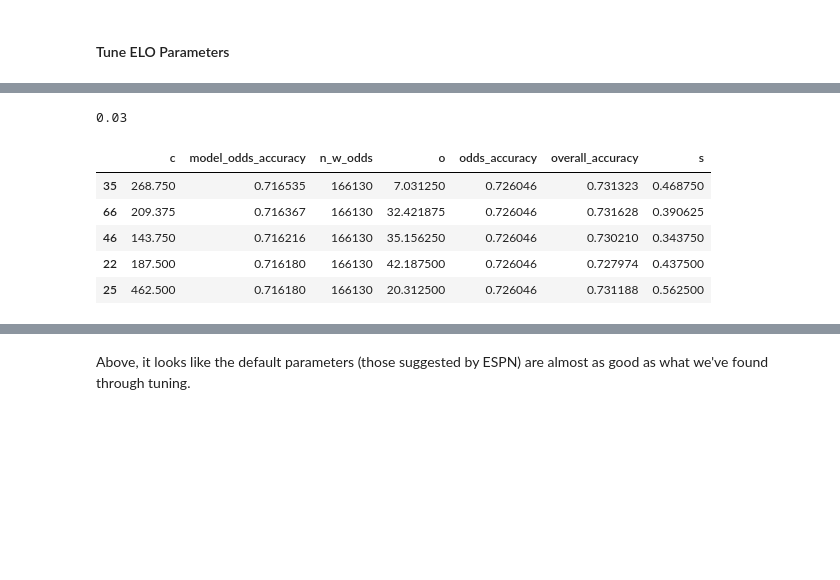
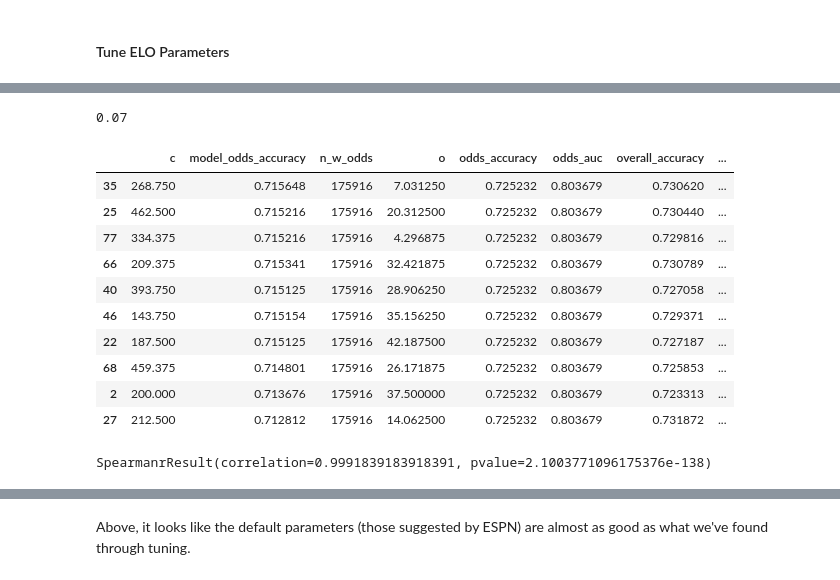
Before and after one commit to siddjagadish/tennis_new, a Jupyter notebook: tennis_new/notebooks/model_fitting/SetELO/set_elo.ipynb, the cells around one changed output, grey strips where cells are left out. Drawn from its saved outputs; the diff is of its cells as text; code cells hidden in the pictures; blank space fills up the shorter version.

```diff
--- a/tennis_new/notebooks/model_fitting/SetELO/set_elo.ipynb
+++ b/tennis_new/notebooks/model_fitting/SetELO/set_elo.ipynb
@@ -6,0 +48,2 @@ jd = read_joined()
+# %%
+w_odds = jd[jd['p1_odds'].notnull()]
@@ -53,5 +148,7 @@ Automatic pdb calling has been turned OFF
 # %%
+import numpy as np
 import pandas as pd
+from sklearn.metrics import roc_auc_score
 
 def get_test_set(df, test_min='2011-01-01', test_max='2015-01-01', test_surface=None, filter_walkovers=True):
     date_cond = (
@@ -64,6 +161,20 @@ def get_test_set(df, test_min='2011-01-01', test_max='2015-01-01', test_surface=
     if filter_walkovers:
         cond &= (~possible_walkover(df))
     return df[cond]
+
+def dupe_auc(y_hat_ones):
+    # The AUC depends on how you label matches as a 1 or 0 -- here, we just include every point twice,
+    # once with each label.
+    # Takes in iterable of the predicted likelihood that the winner won
+    n = len(y_hat_ones)
+    y = np.concatenate([
+        np.ones(n), np.zeros(n)
+    ])
+    y_hat = np.concatenate([
+        y_hat_ones,
+        1. - y_hat_ones
+    ])
+    return roc_auc_score(y, y_hat)
 
 def eval_mod(mod, df, test_min='2011-01-01', test_max='2015-01-01', test_surface=None, filter_walkovers=False):
     # TODO: Filter out walkovers from test set
@@ -78,6 +189,8 @@ def eval_mod(mod, df, test_min='2011-01-01', test_max='2015-01-01', test_surface
     test_set = pd.merge(test_set, history_df, left_on='match_link', right_on='match_id')
 
     accuracy = (test_set['elo_match_prediction'] > 0.5).mean()
+    auc = dupe_auc(test_set['elo_match_prediction'])
+
     w_odds = test_set[
         test_set['p1_odds'].notnull() &
         test_set['p2_odds'].notnull() &
@@ -86,11 +199,21 @@ def eval_mod(mod, df, test_min='2011-01-01', test_max='2015-01-01', test_surface
     n_w_odds = w_odds.shape[0]
     odds_accuracy = (w_odds['p1_odds'] <= w_odds['p2_odds']).mean()
     mod_odds_accuracy = (w_odds['elo_match_prediction'] > 0.5).mean()
+
+    w_odds_auc = dupe_auc(w_odds['elo_match_prediction'])
+    odds_p1_raw = 1. / w_odds['p1_odds']
+    odds_p2_raw = 1. / w_odds['p2_odds']
+    odds_p1 = odds_p1_raw / (odds_p1_raw + odds_p2_raw)
+    odds_auc = dupe_auc(odds_p1)
+
     return {
         'overall_accuracy': accuracy,
+        'overall_auc': auc,
         'odds_accuracy': odds_accuracy,
         'model_odds_accuracy': mod_odds_accuracy,
-        'n_w_odds': n_w_odds
+        'n_w_odds': n_w_odds,
+        'odds_auc': odds_auc,
+        'w_odds_auc': w_odds_auc,
     }
 # %%
 match_eval = eval_mod(match_elo, rel)
@@ -199,14 +347,25 @@ tune_df.sort_values('model_odds_accuracy', ascending=False).head()
 # %%
-(tune_df['model_odds_accuracy'] > set_eval['model_odds_accuracy']).mean()
+(tune_df['w_odds_auc'] > set_eval['w_odds_auc']).mean()
 # %% [output]
-0.03
+0.07
 # %%
-test_df.sort_values('model_odds_accuracy', ascending=False, inplace=True)
-test_df.head()
+test_df.sort_values('w_odds_auc', ascending=False, inplace=True)
+test_df.head(10)
 # %% [output]
-|  | c | model_odds_accuracy | n_w_odds | o | odds_accuracy | overall_accuracy | s |
-| 35 | 268.750 | 0.716535 | 166130 | 7.031250 | 0.726046 | 0.731323 | 0.468750 |
-| 66 | 209.375 | 0.716367 | 166130 | 32.421875 | 0.726046 | 0.731628 | 0.390625 |
-| 46 | 143.750 | 0.716216 | 166130 | 35.156250 | 0.726046 | 0.730210 | 0.343750 |
-| 22 | 187.500 | 0.716180 | 166130 | 42.187500 | 0.726046 | 0.727974 | 0.437500 |
-| 25 | 462.500 | 0.716180 | 166130 | 20.312500 | 0.726046 | 0.731188 | 0.562500 |
+|  | c | model_odds_accuracy | n_w_odds | o | odds_accuracy | odds_auc | overall_accuracy | ... |
+| 35 | 268.750 | 0.715648 | 175916 | 7.031250 | 0.725232 | 0.803679 | 0.730620 | ... |
+| 25 | 462.500 | 0.715216 | 175916 | 20.312500 | 0.725232 | 0.803679 | 0.730440 | ... |
+| 77 | 334.375 | 0.715216 | 175916 | 4.296875 | 0.725232 | 0.803679 | 0.729816 | ... |
+| 66 | 209.375 | 0.715341 | 175916 | 32.421875 | 0.725232 | 0.803679 | 0.730789 | ... |
+| 40 | 393.750 | 0.715125 | 175916 | 28.906250 | 0.725232 | 0.803679 | 0.727058 | ... |
+| 46 | 143.750 | 0.715154 | 175916 | 35.156250 | 0.725232 | 0.803679 | 0.729371 | ... |
+| 22 | 187.500 | 0.715125 | 175916 | 42.187500 | 0.725232 | 0.803679 | 0.727187 | ... |
+| 68 | 459.375 | 0.714801 | 175916 | 26.171875 | 0.725232 | 0.803679 | 0.725853 | ... |
+| 2 | 200.000 | 0.713676 | 175916 | 37.500000 | 0.725232 | 0.803679 | 0.723313 | ... |
+| 27 | 212.500 | 0.712812 | 175916 | 14.062500 | 0.725232 | 0.803679 | 0.731872 | ... |
+# %%
+# How correlated are AUC and accuraspearmanrrom scipy.stats import spearmanr?
+
+spearmanr(tune_df['w_odds_auc'], tune_df['model_odds_accuracy'])
+# %% [output]
+SpearmanrResult(correlation=0.9991839183918391, pvalue=2.1003771096175376e-138)
```
Also changed, not shown: parts of 31 cells of this notebook, 1 other file.
